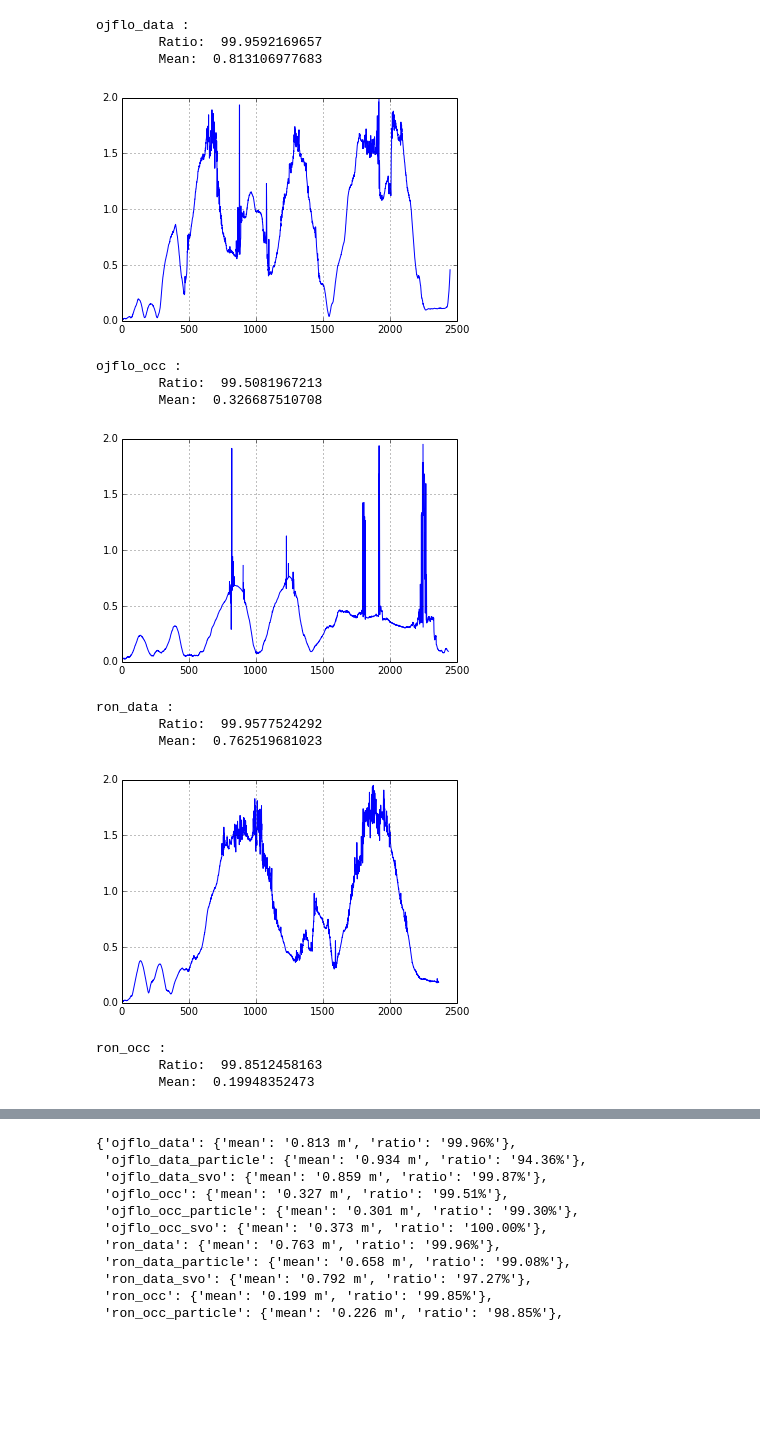
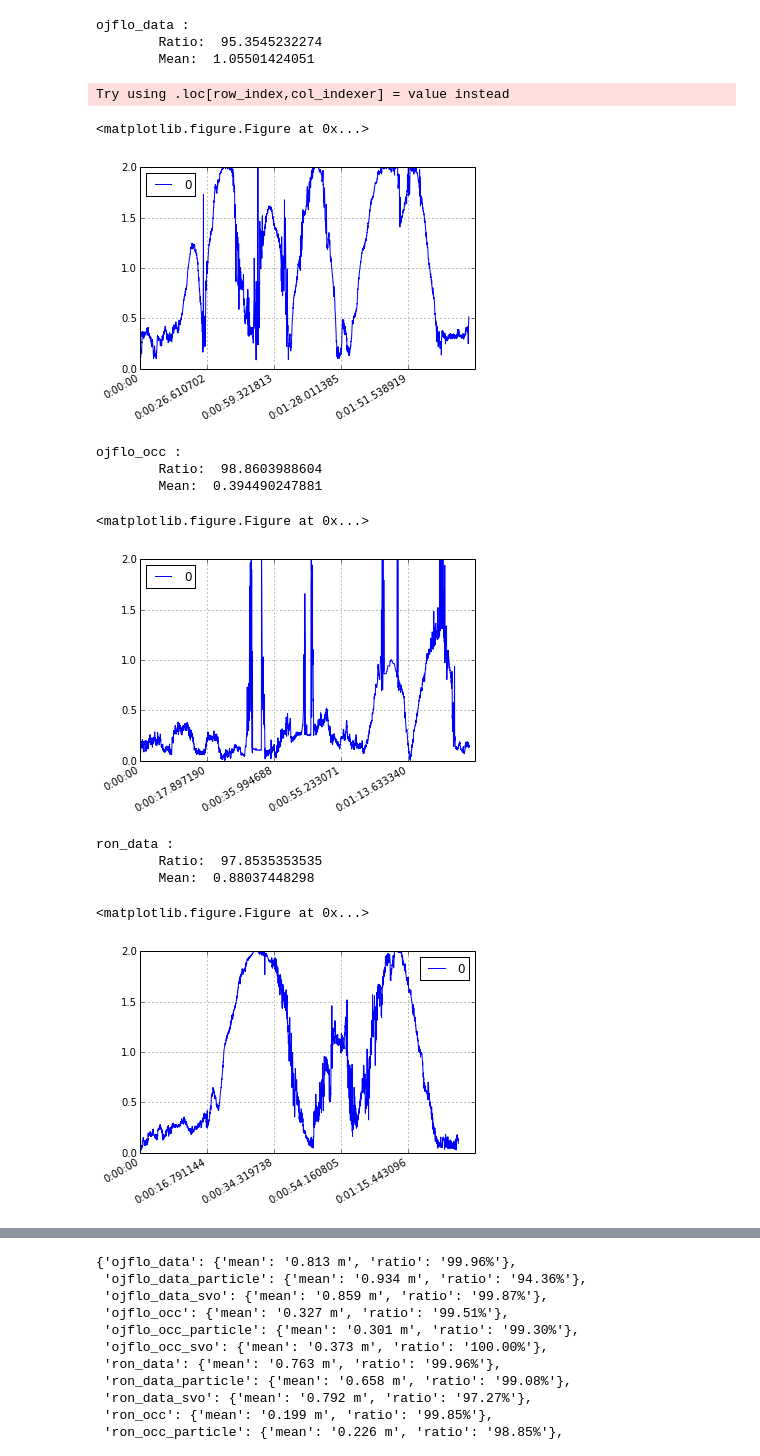
Before and after one commit to ruffsl/my_ros_scripts, a Jupyter notebook: plots/plot_object_error.ipynb, the cells around one changed output, grey strips where cells are left out. Saved outputs shown, nothing was run; the diff lists cells and outputs as text; code cells hidden in the pictures; blank space fills up the shorter version.

Commit message:
Fixing time snyc and ploting with time base and object file were not the same length

```diff
--- a/plots/plot_object_error.ipynb
+++ b/plots/plot_object_error.ipynb
@@ -25,11 +28,11 @@ bag_folder_names = [
     'ojflo_occ_svo',
     'ron_data_svo',
     'ron_occ_svo',
-    'ojflo_data_particle',
-    'ojflo_occ_particle',
-    'ron_data_particle',
-    'ron_occ_particle',
-    'tide_particle',
+#     'ojflo_data_particle',
+#     'ojflo_occ_particle',
+#     'ron_data_particle',
+#     'ron_occ_particle',
+#     'tide_particle',
     ]
 # %%
 # ! cp bag2file.bash {root_path}
@@ -84,55 +87,68 @@ def read_error(file_path):
     error_df = pd.read_csv(file_path, header=None)
     return error_df
 
+def read_time(file_path):
+    time_df = pd.read_csv(file_path, header=None)
+    time_s = [datetime.datetime.fromtimestamp(x) for x in time_df[0]]
+    time = np.array(time_s) - time_s[0]
+    return time
+
 def plot_error(error_df, error_th):
-    error_df.plot(ylim=[0, error_th])
+    error_df.plot(ylim=[0, error_th], rot=45)
+    ax = plt.gcf()
+    ax.autofmt_xdate()
 #     error_df.plot()
 
 def filter_error(error_df, error_th):
-    error_df[(error_df>=error_th)] = pd.NaT
+    error_df[(error_df[0]>=error_th)][0] = pd.NaT
     return error_df
 
 def get_ratio(error_df, error_th):
-    drops = error_df>=error_th
+    drops = error_df[0]>=error_th
     return np.sum(drops)/len(drops)
 
 def get_mean(error_df):
-    return error_df.mean(axis=0)
+    return error_df[0].mean(axis=0)
 # %%
 error_th = 2.0
 
 results = {}
 
 for bag in bag_folder_names:
     print(bag,':')
-    file_path = os.path.join(root_path, bag, 'object_error.txt')
-    error_df = read_error(file_path)[0]
+    error_file_path = os.path.join(root_path, bag, 'object_error.txt')
+    error_df = read_error(error_file_path)
+    object_file_path = os.path.join(root_path, bag, 'object_sync.txt')
+    time = read_time(object_file_path)
+    error_df = error_df.set_index(time)
+
     ratio = 100 - 100*get_ratio(error_df, error_th)
     print('\tRatio: ', ratio)
     error_df = filter_error(error_df, error_th)
     mean = get_mean(error_df)
     print('\tMean: ', mean)
     plt.figure()
     plot_error(error_df, error_th)
     plt.show()
     bag_results = {'ratio':"{:0.2f}%".format(ratio),
                    'mean':"{:0.3f} m".format(mean)}
     results[bag] = bag_results
 
 #     break
 # %% [output]
 ojflo_data :
-        Ratio:  99.9592169657
-        Mean:  0.813106977683
+        Ratio:  95.3545232274
+        Mean:  1.05501424051
+Try using .loc[row_index,col_indexer] = value instead
+<matplotlib.figure.Figure at 0x...>
-[figure, old version]
+[figure, new version]
-ojflo_occ :
-        Ratio:  99.5081967213
-        Mean:  0.326687510708
+ojflo_occ :
+        Ratio:  98.8603988604
+        Mean:  0.394490247881
+<matplotlib.figure.Figure at 0x...>
-[figure, old version]
+[figure, new version]
-ron_data :
-        Ratio:  99.9577524292
-        Mean:  0.762519681023
+ron_data :
+        Ratio:  97.8535353535
+        Mean:  0.88037448298
+<matplotlib.figure.Figure at 0x...>
-[figure, old version]
+[figure, new version]
-ron_occ :
-        Ratio:  99.8512458163
-        Mean:  0.19948352473
```
Also changed, not shown: parts of 5 cells of this notebook, 1 other file.
